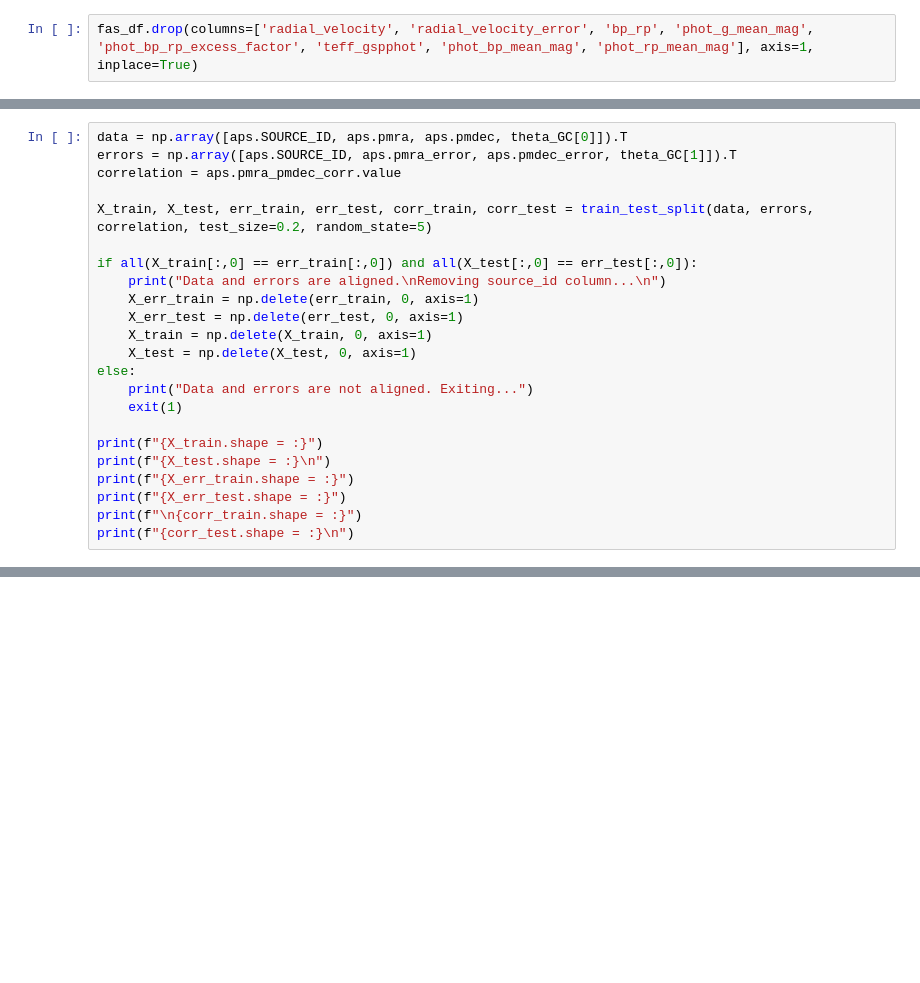
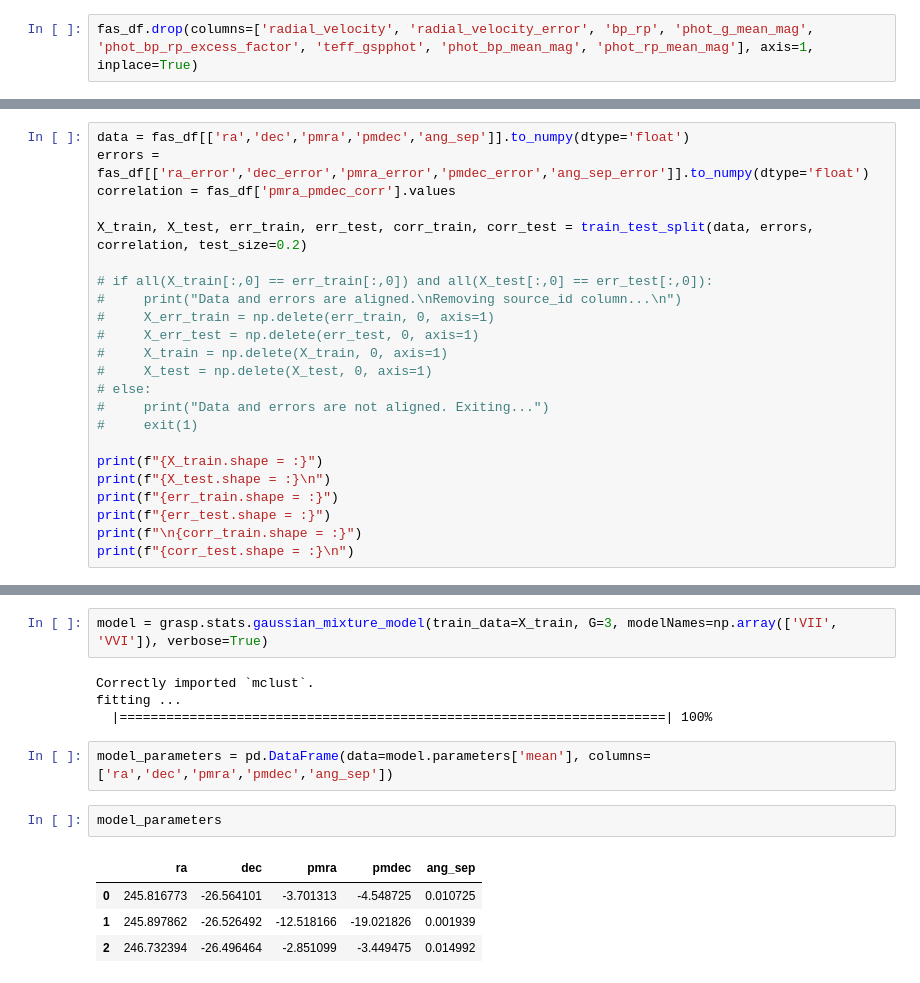
Before and after one commit to pietroferraiuolo/GRASP, a Jupyter notebook: scripts/n6121_analysis.ipynb, the cells around one changed output, grey strips where cells are left out. Cells and saved outputs as stored; diff of their text form; blank space fills up the shorter version.

```diff
--- a/scripts/n6121_analysis.ipynb
+++ b/scripts/n6121_analysis.ipynb
@@ -518,23 +560,23 @@ fas_df[['ang_sep', 'ang_sep_error']].info()
 # %%
-data = np.array([aps.SOURCE_ID, aps.pmra, aps.pmdec, theta_GC[0]]).T
-errors = np.array([aps.SOURCE_ID, aps.pmra_error, aps.pmdec_error, theta_GC[1]]).T
-correlation = aps.pmra_pmdec_corr.value
+data = fas_df[['ra','dec','pmra','pmdec','ang_sep']].to_numpy(dtype='float')
+errors = fas_df[['ra_error','dec_error','pmra_error','pmdec_error','ang_sep_error']].to_numpy(dtype='float')
+correlation = fas_df['pmra_pmdec_corr'].values
 
-X_train, X_test, err_train, err_test, corr_train, corr_test = train_test_split(data, errors, correlation, test_size=0.2, random_state=5)
+X_train, X_test, err_train, err_test, corr_train, corr_test = train_test_split(data, errors, correlation, test_size=0.2)
 
-if all(X_train[:,0] == err_train[:,0]) and all(X_test[:,0] == err_test[:,0]):
-    print("Data and errors are aligned.\nRemoving source_id column...\n")
-    X_err_train = np.delete(err_train, 0, axis=1)
-    X_err_test = np.delete(err_test, 0, axis=1)
-    X_train = np.delete(X_train, 0, axis=1)
-    X_test = np.delete(X_test, 0, axis=1)
-else:
-    print("Data and errors are not aligned. Exiting...")
-    exit(1)
+# if all(X_train[:,0] == err_train[:,0]) and all(X_test[:,0] == err_test[:,0]):
+#     print("Data and errors are aligned.\nRemoving source_id column...\n")
+#     X_err_train = np.delete(err_train, 0, axis=1)
+#     X_err_test = np.delete(err_test, 0, axis=1)
+#     X_train = np.delete(X_train, 0, axis=1)
+#     X_test = np.delete(X_test, 0, axis=1)
+# else:
+#     print("Data and errors are not aligned. Exiting...")
+#     exit(1)
 
 print(f"{X_train.shape = :}")
 print(f"{X_test.shape = :}\n")
-print(f"{X_err_train.shape = :}")
-print(f"{X_err_test.shape = :}")
+print(f"{err_train.shape = :}")
+print(f"{err_test.shape = :}")
 print(f"\n{corr_train.shape = :}")
 print(f"{corr_test.shape = :}\n")
@@ -540,0 +592,15 @@ print(f"{corr_test.shape = :}\n")
+# %%
+model = grasp.stats.gaussian_mixture_model(train_data=X_train, G=3, modelNames=np.array(['VII', 'VVI']), verbose=True)
+# %% [output]
+Correctly imported `mclust`.
+fitting ...
+  |======================================================================| 100%
+# %%
+model_parameters = pd.DataFrame(data=model.parameters['mean'], columns=['ra','dec','pmra','pmdec','ang_sep'])
+# %%
+model_parameters
+# %% [output]
+|  | ra | dec | pmra | pmdec | ang_sep |
+| 0 | 245.816773 | -26.564101 | -3.701313 | -4.548725 | 0.010725 |
+| 1 | 245.897862 | -26.526492 | -12.518166 | -19.021826 | 0.001939 |
+| 2 | 246.732394 | -26.496464 | -2.851099 | -3.449475 | 0.014992 |
```
Also changed, not shown: parts of 14 cells of this notebook, 4 other files.
